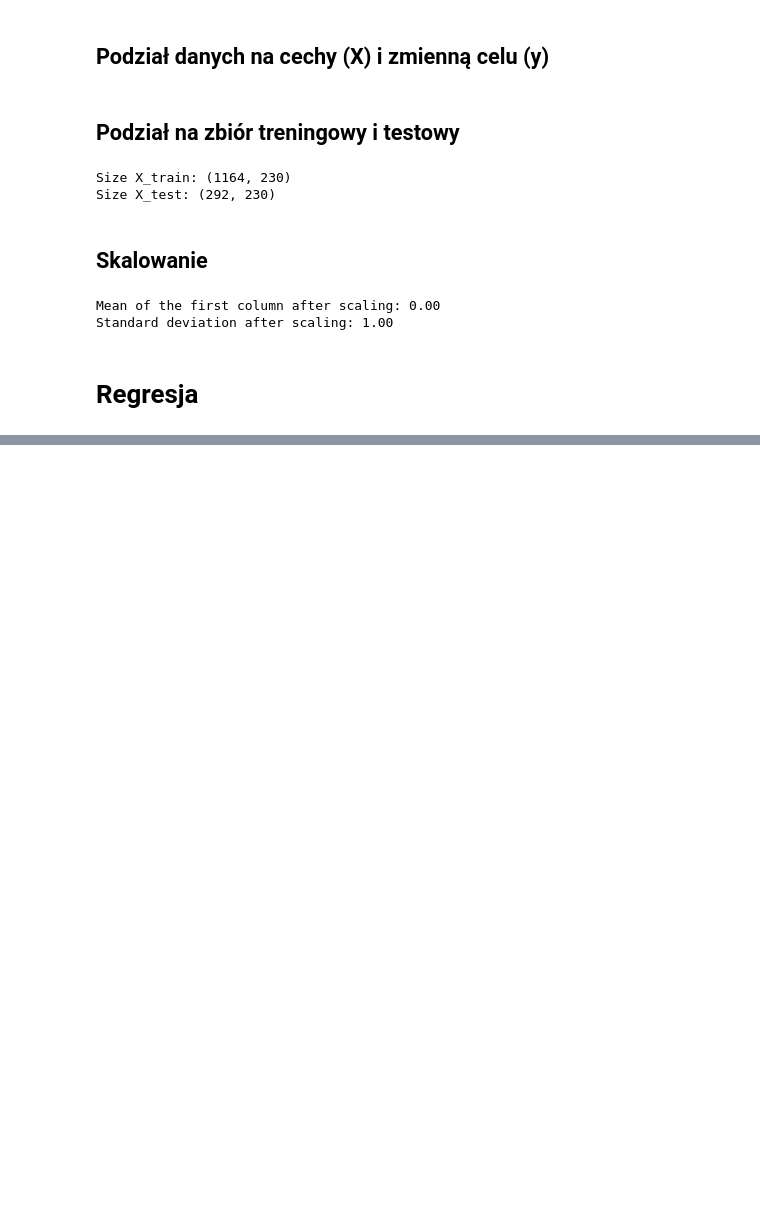
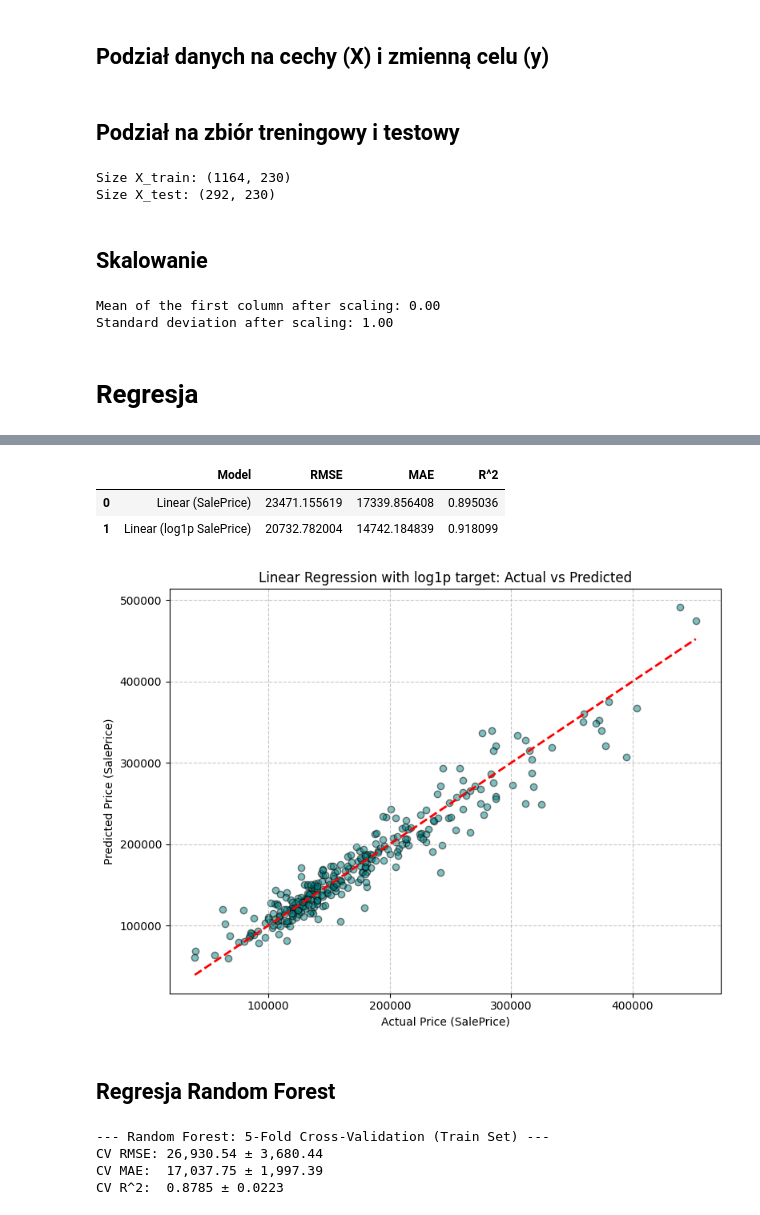
Before and after one commit to Stawicki2137/ai-regression-classification, a Jupyter notebook: notebooks/regression_ames_housing.ipynb, the cells around one changed output, grey strips where cells are left out. Cells and saved outputs as stored; diff of their text form; code cells hidden in the pictures; blank space fills up the shorter version.

```diff
--- a/notebooks/regression_ames_housing.ipynb
+++ b/notebooks/regression_ames_housing.ipynb
@@ -363,0 +456,77 @@ R^2 (Coefficient of Determination): 0.8950
+# %%
+lr_plain = LinearRegression()
+lr_plain.fit(X_train_scaled, y_train)
+y_pred_plain = lr_plain.predict(X_test_scaled)
+
+rmse_plain = np.sqrt(mean_squared_error(y_test, y_pred_plain))
+mae_plain = mean_absolute_error(y_test, y_pred_plain)
+r2_plain = r2_score(y_test, y_pred_plain)
+
+y_train_log = np.log1p(y_train)
+
+lr_log = LinearRegression()
+lr_log.fit(X_train_scaled, y_train_log)
+y_pred_log = lr_log.predict(X_test_scaled)
+y_pred_log_inv = np.expm1(y_pred_log)
+
+rmse_log = np.sqrt(mean_squared_error(y_test, y_pred_log_inv))
+mae_log = mean_absolute_error(y_test, y_pred_log_inv)
+r2_log = r2_score(y_test, y_pred_log_inv)
+
+comparison = pd.DataFrame({
+    'Model': ['Linear (SalePrice)', 'Linear (log1p SalePrice)'],
+    'RMSE': [rmse_plain, rmse_log],
+    'MAE': [mae_plain, mae_log],
+    'R^2': [r2_plain, r2_log]
+})
+
+display(comparison)
+
+
+plt.figure(figsize=(8, 6))
+plt.scatter(y_test, y_pred_log_inv, alpha=0.5, color='teal', edgecolor='k')
+plt.plot([y_test.min(), y_test.max()], [y_test.min(), y_test.max()], 'r--', lw=2)
+plt.xlabel('Actual Price (SalePrice)')
+plt.ylabel('Predicted Price (SalePrice)')
+plt.title('Linear Regression with log1p target: Actual vs Predicted')
+plt.grid(True, linestyle='--', alpha=0.7)
+plt.tight_layout()
+plt.show()
+# %% [output]
+|  | Model | RMSE | MAE | R^2 |
+| 0 | Linear (SalePrice) | 23471.155619 | 17339.856408 | 0.895036 |
+| 1 | Linear (log1p SalePrice) | 20732.782004 | 14742.184839 | 0.918099 |
+[figure, added]
+# %% [markdown]
+## Regresja Random Forest
+# %%
+random_forest_model = RandomForestRegressor(n_estimators=100, random_state=21)
+
+cv_rf = KFold(n_splits=5, shuffle=True, random_state=21)
+
+rf_cv_scores = cross_validate(
+    random_forest_model,
+    X_train,
+    y_train,
+    cv=cv_rf,
+    scoring={
+        'rmse': 'neg_root_mean_squared_error',
+        'mae': 'neg_mean_absolute_error',
+        'r2': 'r2'
+    },
+    n_jobs=-1
+
+)
+rf_cv_rmse = -rf_cv_scores['test_rmse']
+rf_cv_mae = -rf_cv_scores['test_mae']
+rf_cv_r2 = rf_cv_scores['test_r2']
+
+print('--- Random Forest: 5-Fold Cross-Validation (Train Set) ---')
+print(f'CV RMSE: {rf_cv_rmse.mean():,.2f} ± {rf_cv_rmse.std():,.2f}')
+print(f'CV MAE:  {rf_cv_mae.mean():,.2f} ± {rf_cv_mae.std():,.2f}')
+print(f'CV R^2:  {rf_cv_r2.mean():.4f} ± {rf_cv_r2.std():.4f}')
+# %% [output]
+--- Random Forest: 5-Fold Cross-Validation (Train Set) ---
+CV RMSE: 26,930.54 ± 3,680.44
+CV MAE:  17,037.75 ± 1,997.39
+CV R^2:  0.8785 ± 0.0223
```
Also changed, not shown: parts of 30 cells of this notebook.
